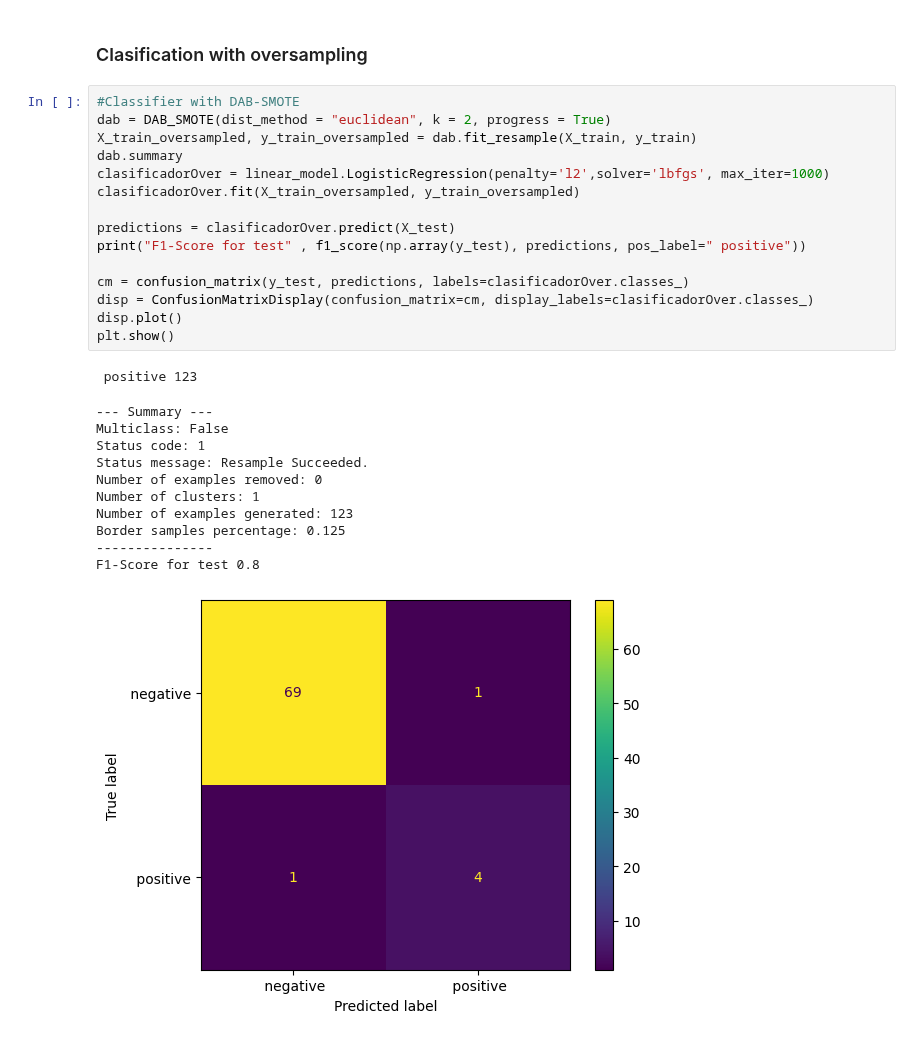
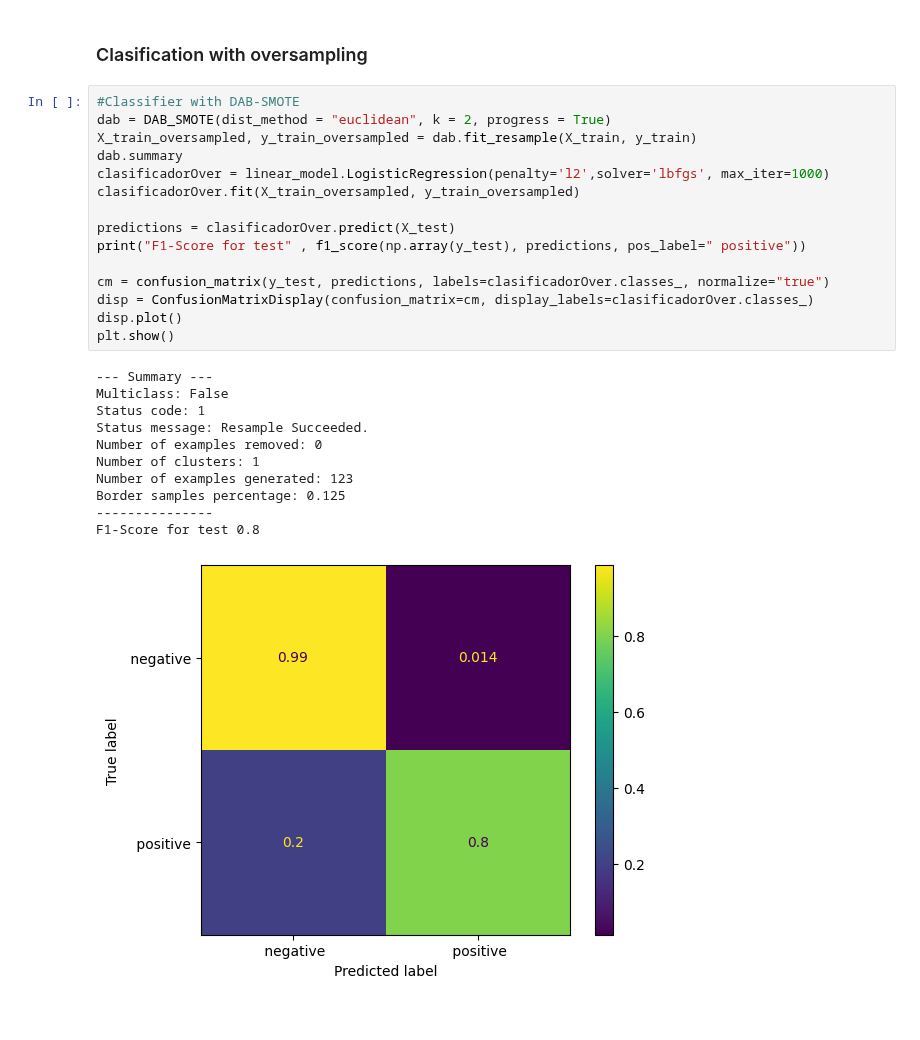
Before and after one commit to UnaiLalana/DAB-SMOTE, a Jupyter notebook: notebooks/InitialTest.ipynb, the cells around one changed output. Cells and saved outputs as stored; diff of their text form.

```diff
--- a/notebooks/InitialTest.ipynb
+++ b/notebooks/InitialTest.ipynb
@@ -91,28 +91,27 @@ plt.show()
 # %%
 #Classifier with DAB-SMOTE
 dab = DAB_SMOTE(dist_method = "euclidean", k = 2, progress = True)
 X_train_oversampled, y_train_oversampled = dab.fit_resample(X_train, y_train)
 dab.summary
 clasificadorOver = linear_model.LogisticRegression(penalty='l2',solver='lbfgs', max_iter=1000)
 clasificadorOver.fit(X_train_oversampled, y_train_oversampled)
 
 predictions = clasificadorOver.predict(X_test)
 print("F1-Score for test" , f1_score(np.array(y_test), predictions, pos_label=" positive"))
 
-cm = confusion_matrix(y_test, predictions, labels=clasificadorOver.classes_)
+cm = confusion_matrix(y_test, predictions, labels=clasificadorOver.classes_, normalize="true")
 disp = ConfusionMatrixDisplay(confusion_matrix=cm, display_labels=clasificadorOver.classes_)
 disp.plot()
 plt.show()
 # %% [output]
- positive 123
+--- Summary ---
+Multiclass: False
+Status code: 1
+Status message: Resample Succeeded.
+Number of examples removed: 0
+Number of clusters: 1
+Number of examples generated: 123
+Border samples percentage: 0.125
+---------------
+F1-Score for test 0.8
---- Summary ---
-Multiclass: False
-Status code: 1
-Status message: Resample Succeeded.
-Number of examples removed: 0
-Number of clusters: 1
-Number of examples generated: 123
-Border samples percentage: 0.125
----------------
-F1-Score for test 0.8
-[figure, old version]
+[figure, new version]
```
Also changed, not shown: parts of 1 cell of this notebook, 3 other files.
